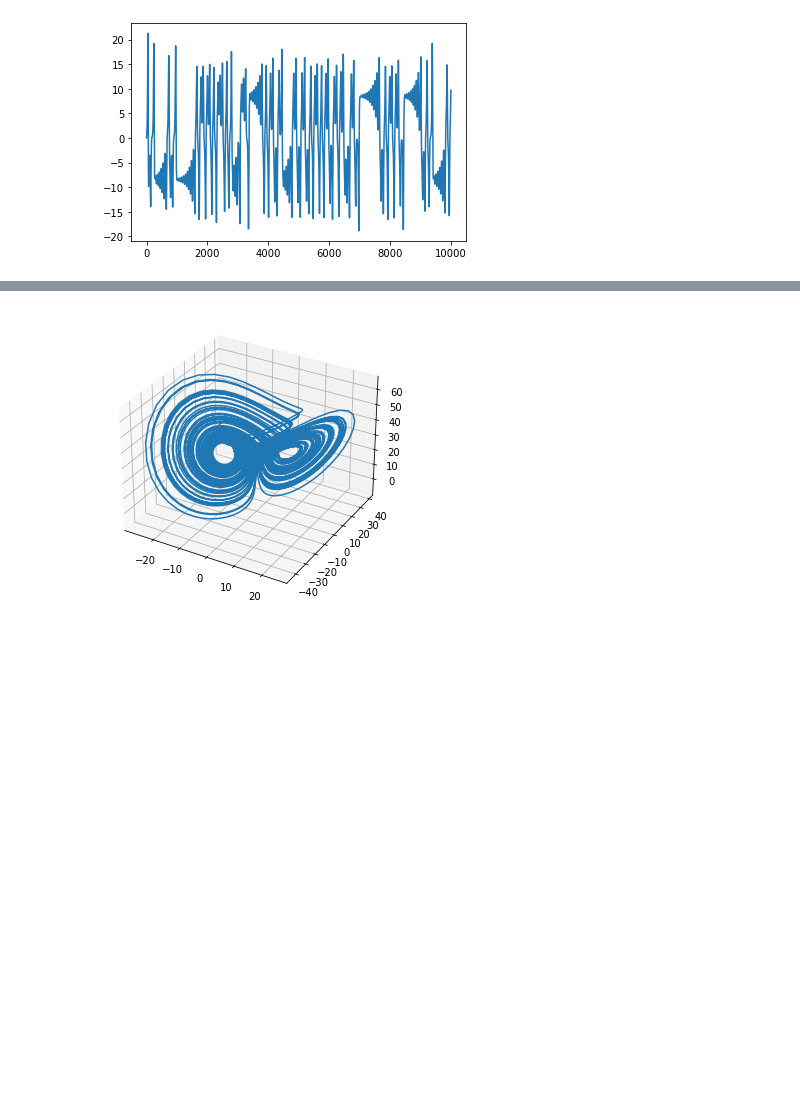
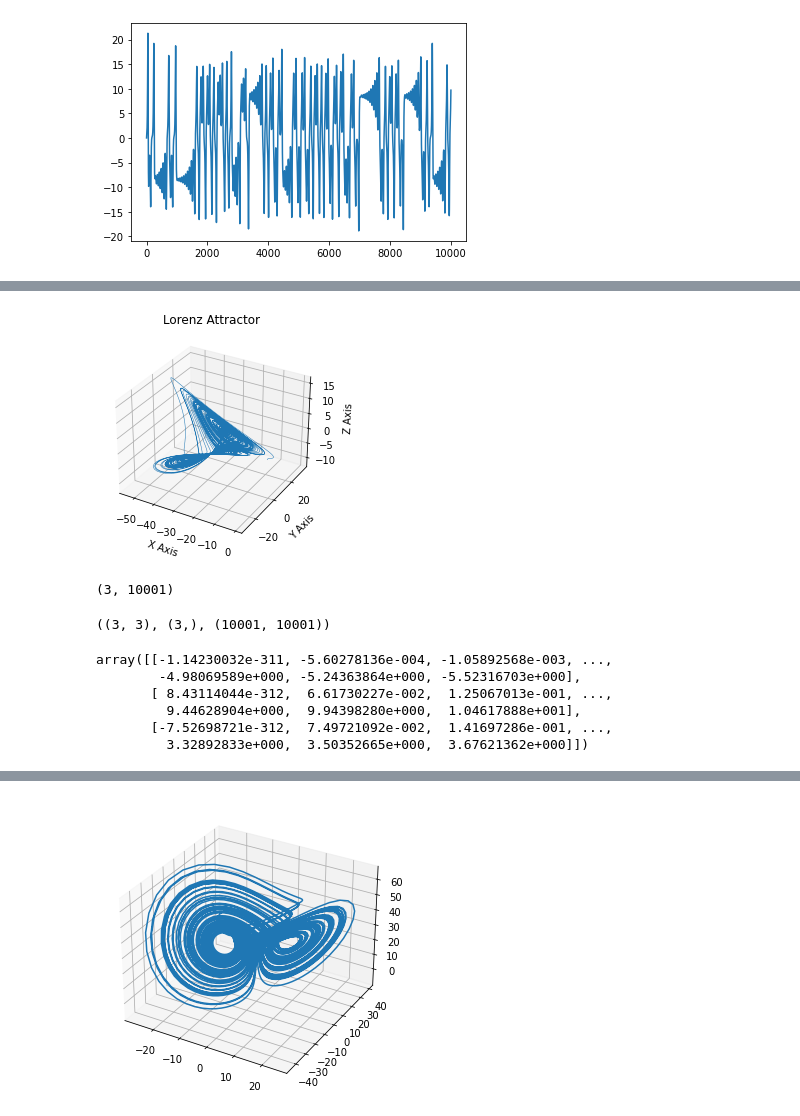
Before and after one commit to lluo02/AI-In-Complex-Systems, a Jupyter notebook: lorenzdemo.ipynb, the cells around one changed output, grey strips where cells are left out. Cells and saved outputs as stored; diff of their text form; code cells hidden in the pictures; blank space fills up the shorter version.

Commit message:
Performing SVD on cartesian and delay coordinate mappings of the lorenz equation

```diff
--- a/lorenzdemo.ipynb
+++ b/lorenzdemo.ipynb
@@ -69,27 +82,5 @@ plt.plot(np.arange(0, 10001),xs)
 # %%
-def generate(data_length, odes, state, parameters):
-    data = np.zeros([state.shape[0], data_length])
-
-    for i in range(5000):
-        state = rk4(odes, state, parameters)
-
-    for i in range(data_length):
-        state = rk4(odes, state, parameters)
-        data[:, i] = state
-
-    return data
-
-def rk4(odes, state, parameters, dt=0.01):
-    k1 = dt * odes(state, parameters)
-    k2 = dt * odes(state + 0.5 * k1, parameters)
-    k3 = dt * odes(state + 0.5 * k2, parameters)
-    k4 = dt * odes(state + k3, parameters)
-    return state + (k1 + 2 * k2 + 2 * k3 + k4) / 6
-
-def lorenz_odes(coords, conds):
-    return np.array([conds[0] * (coords[1] - coords[0]), coords[0] * (conds[2] - coords[2]) - coords[1], coords[0] * coords[1] - conds[1] * conds[2]])
-
-
-def lorenz_generate(data_length):
-    return generate(data_length, lorenz_odes, \
-        np.array([-8.0, 8.0, 27.0]), np.array([10.0, 8/3.0, 28.0]))
+coords = np.vstack((xs,ys,zs))
+print(coords.shape)
+U, s, V = np.linalg.svd(coords)
+U.shape, s.shape, V.shape
@@ -101,0 +90,4 @@ plt.plot(data[0])
+# %%
+print(np.vstack((U[:,0], U[:,1], U[:,2])).shape)
+coordssvd = np.linalg.solve(U, coords)
+coordssvd
@@ -101,0 +102,31 @@ plt.plot(data[0])
+# %%
+# Plot
+ax = plt.figure().add_subplot(projection='3d')
+
+ax.plot(coordssvd[0], coordssvd[1], coordssvd[2], lw=0.5)
+ax.set_xlabel("X Axis")
+ax.set_ylabel("Y Axis")
+ax.set_zlabel("Z Axis")
+ax.set_title("Lorenz Attractor")
+
+plt.show()
+# %% [output]
+[figure, added]
+# %%
+delays = np.vstack((xs,x10,x20))
+print(delays.shape)
+U1, s1, V1 = np.linalg.svd(delays)
+U1.shape, s1.shape, V1.shape
+# %% [output]
+(3, 10001)
+((3, 3), (3,), (10001, 10001))
+# %%
+delayssvd = np.linalg.solve(U, delays)
+delayssvd
+# %% [output]
+array([[-1.14230032e-311, -5.60278136e-004, -1.05892568e-003, ...,
+        -4.98069589e+000, -5.24363864e+000, -5.52316703e+000],
+       [ 8.43114044e-312,  6.61730227e-002,  1.25067013e-001, ...,
+         9.44628904e+000,  9.94398280e+000,  1.04617888e+001],
+       [-7.52698721e-312,  7.49721092e-002,  1.41697286e-001, ...,
+         3.32892833e+000,  3.50352665e+000,  3.67621362e+000]])
```
Also changed, not shown: parts of 6 cells of this notebook.
